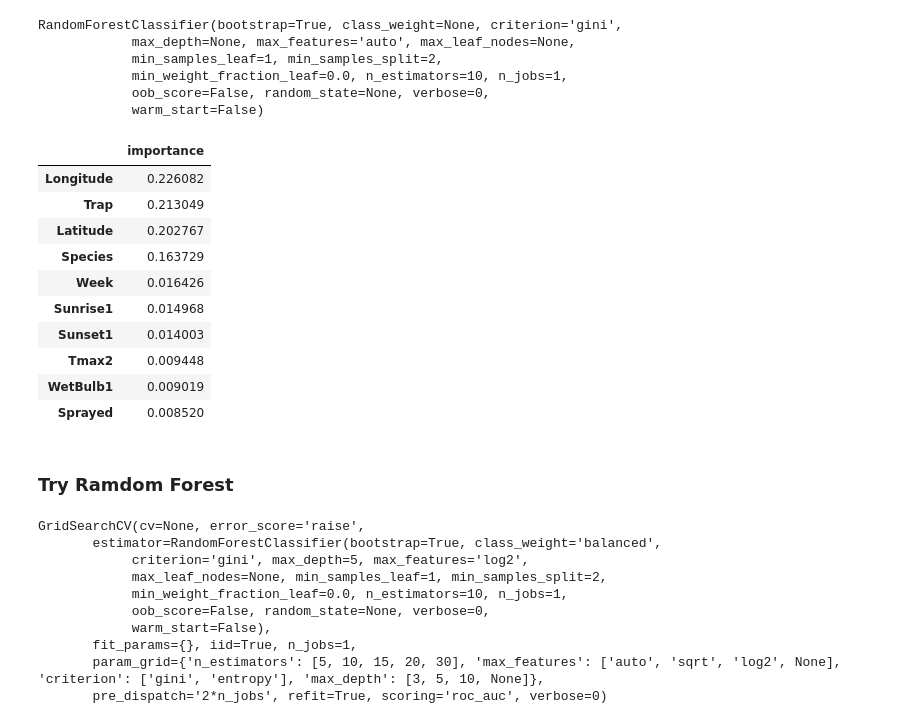
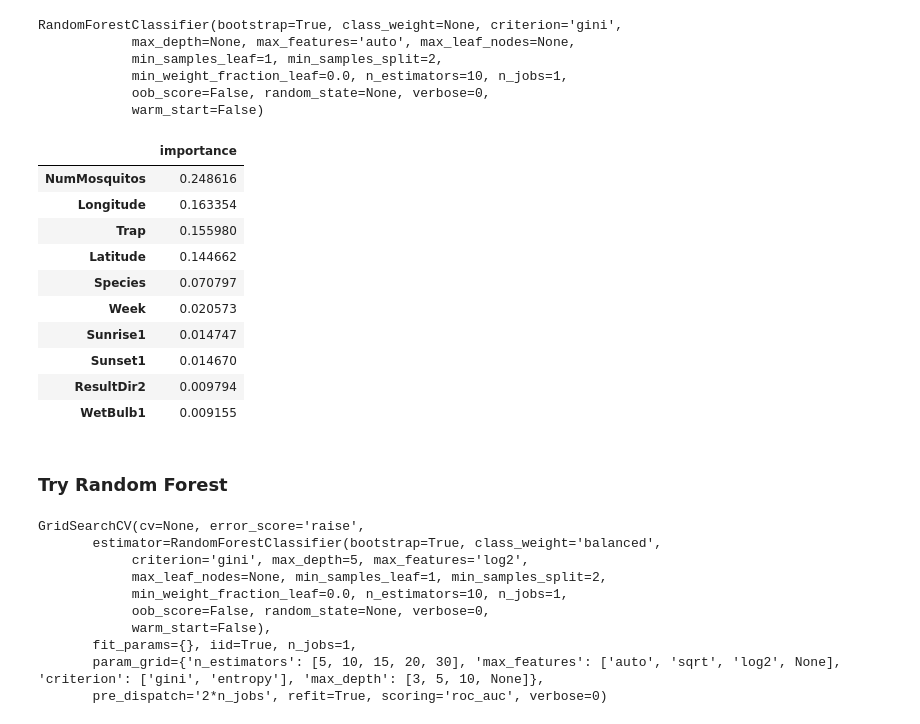
Before and after one commit to nickjwagner/Kaggle, a Jupyter notebook: wnvcode - complete.ipynb, the cells around one changed output. Saved outputs shown, nothing was run; the diff lists cells and outputs as text; code cells hidden in the pictures.

```diff
--- a/wnvcode - complete.ipynb
+++ b/wnvcode - complete.ipynb
@@ -520,2 +134,0 @@ df.head()
-# %%
-df.drop(['Unnamed: 0', 'NumMosquitos'], axis=1, inplace=True)
@@ -565,25 +154,24 @@ RandomForestClassifier(bootstrap=True, class_weight=None, criterion='gini',
 # %%
 feature_importances = pd.DataFrame(rf.feature_importances_,
                                    index = X.columns,
                                     columns=['importance']).sort_values('importance',
                                                                         ascending=False)
-feature_importances.head(10)
 # %% [output]
 |  | importance |
-| Longitude | 0.226082 |
-| Trap | 0.213049 |
-| Latitude | 0.202767 |
-| Species | 0.163729 |
-| Week | 0.016426 |
-| Sunrise1 | 0.014968 |
-| Sunset1 | 0.014003 |
-| Tmax2 | 0.009448 |
-| WetBulb1 | 0.009019 |
-| Sprayed | 0.008520 |
+| NumMosquitos | 0.248616 |
+| Longitude | 0.163354 |
+| Trap | 0.155980 |
+| Latitude | 0.144662 |
+| Species | 0.070797 |
+| Week | 0.020573 |
+| Sunrise1 | 0.014747 |
+| Sunset1 | 0.014670 |
+| ResultDir2 | 0.009794 |
+| WetBulb1 | 0.009155 |
 # %%
 X = df[['Longitude', 'Latitude', 'Species', 'Sunrise1', 'Week']]
 # %% [markdown]
-### Try Ramdom Forest
+### Try Random Forest
 # %%
 X_train, X_test, y_train, y_test = train_test_split(X, y, test_size=0.3, stratify=df.wnv, random_state=42)
 # %%
```
Also changed, not shown: parts of 65 cells of this notebook.
